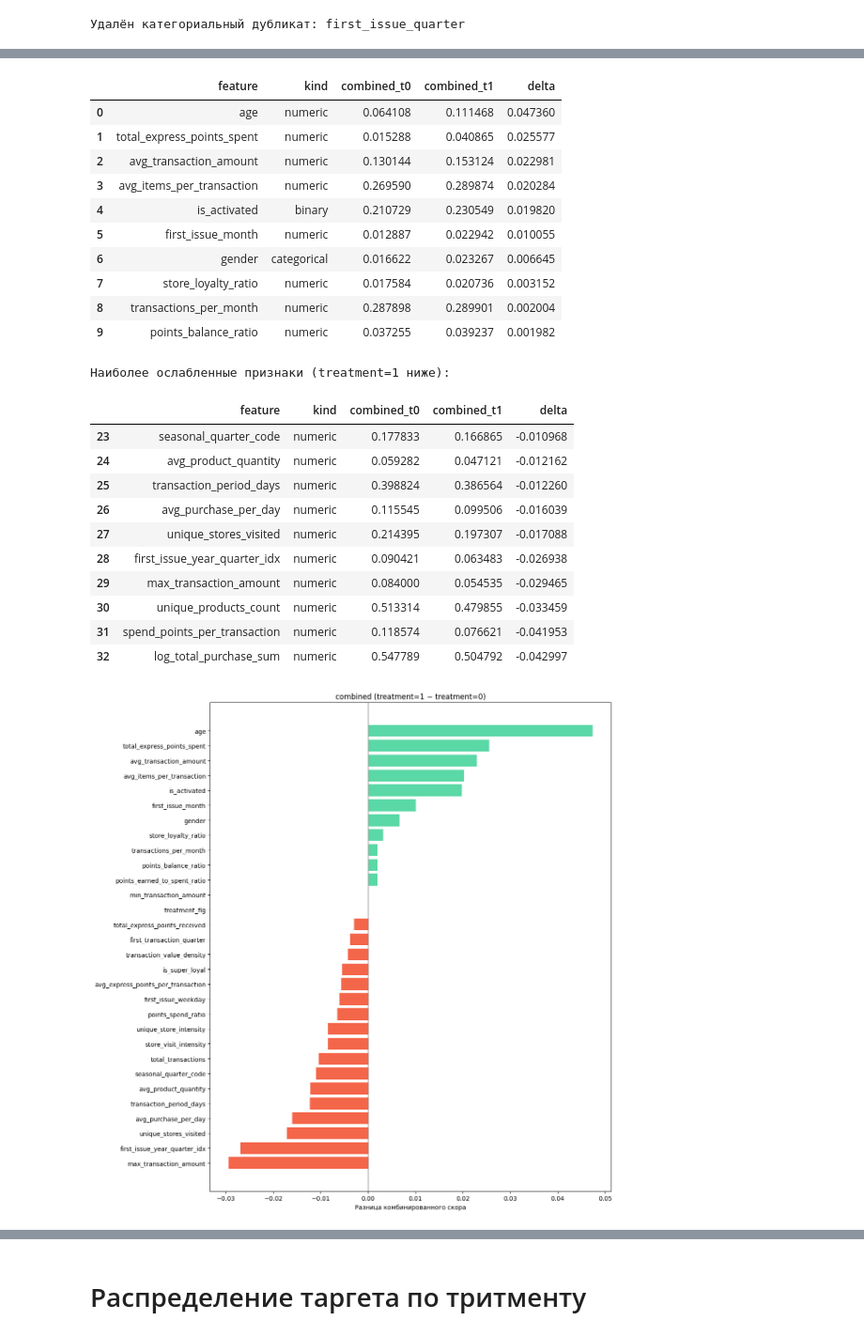
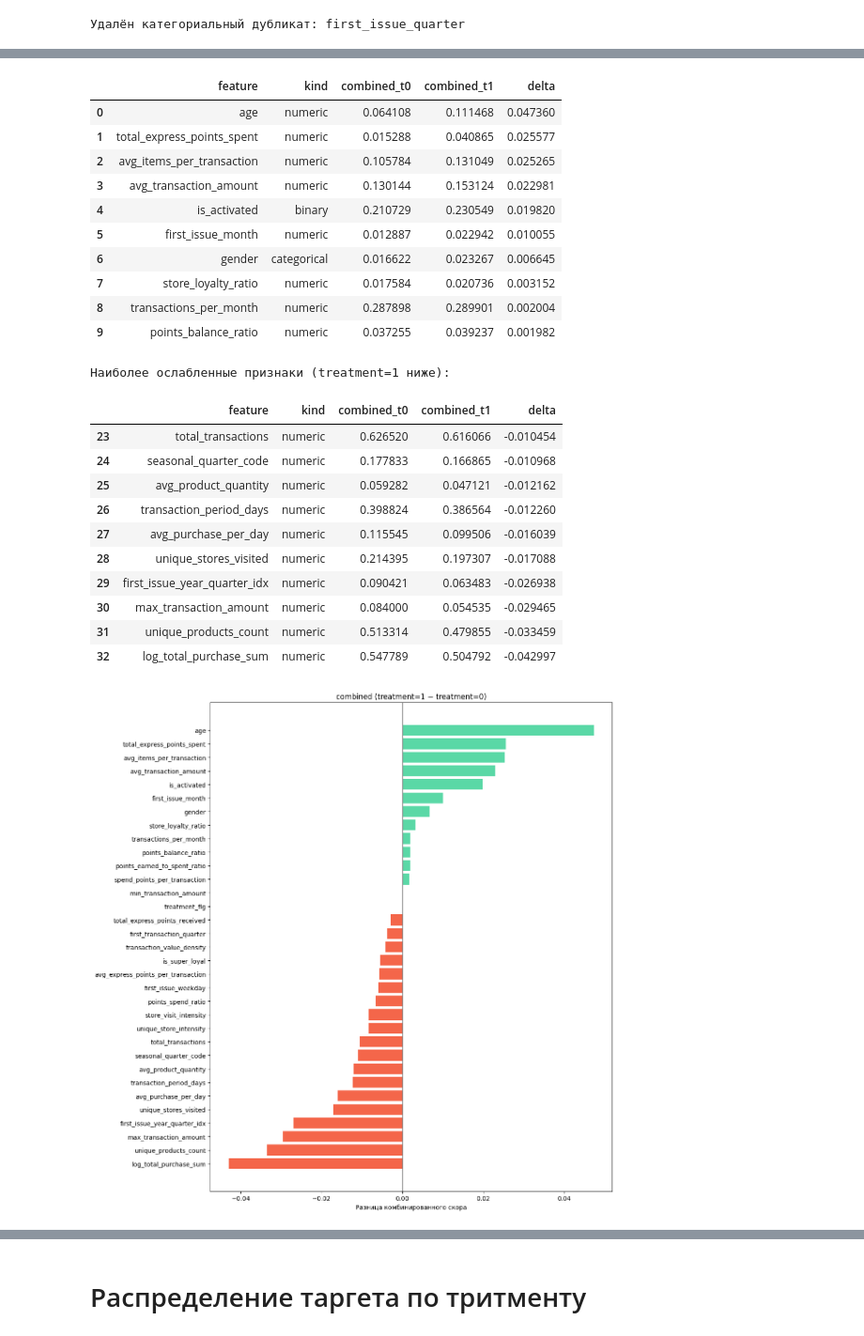
Before and after one commit to VShilovich/uplift-modeling-hse, a Jupyter notebook: EDA/eda.ipynb, the cells around one changed output, grey strips where cells are left out. Shown at 94% size. Saved outputs shown, nothing was run; the diff lists cells and outputs as text; code cells hidden in the pictures.

```diff
--- a/EDA/eda.ipynb
+++ b/EDA/eda.ipynb
@@ -486,18 +464,17 @@ def replace_age_with_quartile_mean(age):
     elif 100 < age <= 200:
         return mean_q4
     else:
-        # совсем дикие выбросы вроде -7000
+        # совсем большие выбросы вроде -7000 можно усреднить по всей выборке
         return valid_ages.mean()
 
 final_df_for_analysis['age'] = final_df_for_analysis['age'].apply(replace_age_with_quartile_mean)
 
-# Приводим пол к категориальному типу
+# Приводим пол к категориальному типу для последующего анализа
 final_df_for_analysis['gender'] = final_df_for_analysis['gender'].astype('category')
 
 # Бинарный флаг активации карты
 final_df_for_analysis['is_activated'] = np.where(
-    final_df_for_analysis['first_redeem_date'].notna(), 1, 0
-)
+    final_df_for_analysis['first_redeem_date'].notna(), 1, 0)
 
 # Удаляем все признаки, связанные с датами и редкими NaN
 cols_to_drop = [
@@ -507,8 +484,8 @@ cols_to_drop = [
     'last_transaction_date',
     'redeem_lag_days',
     'std_transaction_amount',
-    'most_frequent_hour',
-    'most_frequent_weekday',
+    'most_frequent_hour', # Слишком большой разброс
+    'most_frequent_weekday', # Аналогично большой разброс, опираемся на месяные показатели
     'most_frequent_store' # Уникальных магазинов слишком много для категориальной переменной
 
 ]
@@ -516,7 +493,7 @@ final_df_for_analysis.drop(columns=cols_to_drop, inplace=True, errors='ignore')
 
 print(f"Размер датафрейма после очистки: {final_df_for_analysis.shape}")
 print("Удалены признаки:", cols_to_drop)
-print("Добавлен признак: is_activated")
+print("Добавлен признак: 'is_activated'")
 print(f"Средние возраста по квартилям: Q1={mean_q1:.1f}, Q2={mean_q2:.1f}, Q3={mean_q3:.1f}, Q4={mean_q4:.1f}")
 # %% [output]
 Размер датафрейма после очистки: (200039, 35)
@@ -927,7 +899,6 @@ display(pairs_df)
 # %%
-if 'first_issue_quarter' in final_df_for_analysis.columns:
-    final_df_for_analysis.drop(columns=['first_issue_quarter'], inplace=True)
-    print("Удалён категориальный дубликат: first_issue_quarter")
+final_df_for_analysis.drop(columns=['first_issue_quarter'], inplace=True)
+print("Удалён категориальный дубликат: first_issue_quarter")
 # %% [output]
 Удалён категориальный дубликат: first_issue_quarter
 # %% [markdown]
@@ -967,10 +941,10 @@ from sklearn.metrics import roc_auc_score, matthews_corrcoef
 def feature_summary(df: pd.DataFrame, target: str, min_cat_freq: float = 0.005) -> pd.DataFrame:
     """
     Коротко:
-      - numeric: |Pearson r|, SMD (Cohen's d), AUC
-      - binary:  |phi| (Matthews), SMD, AUC
-      - categ:   eta^2 (через межгрупповую дисперсию), AUC по TR-encoding
-    Предполагается, что df предочищен от пропусков.
+      - numeric: Pearson, SMD, AUC
+      - binary:  phi, SMD, AUC
+      - categ:   eta^2 (через межгрупповую дисперсию), AUC
+    df предочищен от пропусков.
     """
     y = pd.to_numeric(df[target]).astype(int)
     out = []
@@ -988,7 +962,7 @@ def feature_summary(df: pd.DataFrame, target: str, min_cat_freq: float = 0.005)
         if kind == "numeric":
             x = pd.to_numeric(s).astype(float)
             r   = float(pd.Series(x).corr(y))
-            # SMD (Cohen's d) компактно:
+            # SMD
             x0, x1 = x[y == 0], x[y == 1]
             pooled = np.sqrt((x0.var(ddof=1) + x1.var(ddof=1)) / 2)
             smd = float((x1.mean() - x0.mean()) / pooled) if pooled > 0 else np.nan
@@ -1007,7 +981,7 @@ def feature_summary(df: pd.DataFrame, target: str, min_cat_freq: float = 0.005)
             sign = r
 
         else:
-            # редкие категории схлопываем
+            # редкие категории схлопываем (если есть)
             vc = s.value_counts(normalize=True)
             x = s.where(~s.isin(vc[vc < min_cat_freq].index), "RARE").astype(str)
             # eta^2: SS_between / SS_total
@@ -1017,7 +991,7 @@ def feature_summary(df: pd.DataFrame, target: str, min_cat_freq: float = 0.005)
             ss_between = ((means - mu) ** 2 * counts).sum()
             ss_total   = ((y - mu) ** 2).sum()
             eta2 = float(ss_between / ss_total) if ss_total > 0 else np.nan
-            # TR-encoding -> AUC
+            # AUC
             tr = y.groupby(x).mean()
             score = x.map(tr).astype(float)
             auc = float(roc_auc_score(y, score))
@@ -1025,13 +999,12 @@ def feature_summary(df: pd.DataFrame, target: str, min_cat_freq: float = 0.005)
             smd = np.nan
             sign = np.nan
 
-        # нормировки в [0,1]
+        # нормировки 0-1
         corr = abs(r) if np.isfinite(r) else (eta2 if np.isfinite(eta2) else np.nan)
         auc_n = abs(auc - 0.5) * 2.0 if np.isfinite(auc) else np.nan
         smd_n = min(abs(smd) / 0.8, 1.0) if np.isfinite(smd) else np.nan
         parts = [p for p in (corr, auc_n, smd_n) if np.isfinite(p)]
         combined = float(np.mean(parts)) if parts else np.nan
-
         out.append(dict(
             feature=col, kind=kind,
             score=corr, sign=sign,
@@ -1044,7 +1017,7 @@ def feature_summary(df: pd.DataFrame, target: str, min_cat_freq: float = 0.005)
             .sort_values("combined", ascending=False, na_position="last")
             .reset_index(drop=True))
 
-# 2) Минималистичные графики
+# 2) Графики
 def plot_ranked(summary: pd.DataFrame, by: str = "combined", top_k: int = 25, title: str | None = None):
     sub = summary.sort_values(by, ascending=False).head(top_k).iloc[::-1]
     colors = sub["kind"].map({"numeric": "#5B8FF9", "binary": "#5AD8A6", "categorical": "#F6BD16"}).fillna("#BFBFBF")
@@ -1071,7 +1044,7 @@ def plot_bubble(summary: pd.DataFrame, title: str = "AUC vs SMD (норм.) —
     sub["smd_norm"] = sub["smd_norm"].fillna(0.0)
     colors = sub["kind"].map({"numeric": "#5B8FF9", "binary": "#5AD8A6", "categorical": "#F6BD16"}).fillna("#BFBFBF")
 
-    # фиксированный размер, если не нужен 'eff_n'
+    # фиксированный размер для пузырьков (чтобы минимальные было все равно видно)
     size = 160
 
     plt.figure(figsize=(11, 7))
@@ -1208,44 +1178,44 @@ print("Наиболее усилившиеся признаки (treatment=1 в
 display(compare.head(10))
 
 print("Наиболее ослабленные признаки (treatment=1 ниже):")
 display(compare.tail(10))
 
 
 plt.figure(figsize=(12, max(5, 0.4*len(compare.head(30)))))
-sub = compare.head(30).iloc[::-1]
+sub = compare.iloc[::-1]
 
 colors = np.where(sub["delta"] > 0, "#5AD8A6", "#F4664A")
 
 plt.barh(sub["feature"], sub["delta"], color=colors)
 plt.axvline(0, color="gray", lw=1)
 plt.title("combined (treatment=1 − treatment=0)")
 plt.xlabel("Разница комбинированного скора")
 plt.tight_layout()
 plt.show()
 # %% [output]
 Наиболее усилившиеся признаки (treatment=1 выше):
 |  | feature | kind | combined_t0 | combined_t1 | delta |
 | 0 | age | numeric | 0.064108 | 0.111468 | 0.047360 |
 | 1 | total_express_points_spent | numeric | 0.015288 | 0.040865 | 0.025577 |
-| 2 | avg_transaction_amount | numeric | 0.130144 | 0.153124 | 0.022981 |
-| 3 | avg_items_per_transaction | numeric | 0.269590 | 0.289874 | 0.020284 |
+| 2 | avg_items_per_transaction | numeric | 0.105784 | 0.131049 | 0.025265 |
+| 3 | avg_transaction_amount | numeric | 0.130144 | 0.153124 | 0.022981 |
 | 4 | is_activated | binary | 0.210729 | 0.230549 | 0.019820 |
 | 5 | first_issue_month | numeric | 0.012887 | 0.022942 | 0.010055 |
 | 6 | gender | categorical | 0.016622 | 0.023267 | 0.006645 |
 | 7 | store_loyalty_ratio | numeric | 0.017584 | 0.020736 | 0.003152 |
 | 8 | transactions_per_month | numeric | 0.287898 | 0.289901 | 0.002004 |
 | 9 | points_balance_ratio | numeric | 0.037255 | 0.039237 | 0.001982 |
 Наиболее ослабленные признаки (treatment=1 ниже):
 |  | feature | kind | combined_t0 | combined_t1 | delta |
-| 23 | seasonal_quarter_code | numeric | 0.177833 | 0.166865 | -0.010968 |
-| 24 | avg_product_quantity | numeric | 0.059282 | 0.047121 | -0.012162 |
-| 25 | transaction_period_days | numeric | 0.398824 | 0.386564 | -0.012260 |
-| 26 | avg_purchase_per_day | numeric | 0.115545 | 0.099506 | -0.016039 |
-| 27 | unique_stores_visited | numeric | 0.214395 | 0.197307 | -0.017088 |
-| 28 | first_issue_year_quarter_idx | numeric | 0.090421 | 0.063483 | -0.026938 |
-| 29 | max_transaction_amount | numeric | 0.084000 | 0.054535 | -0.029465 |
-| 30 | unique_products_count | numeric | 0.513314 | 0.479855 | -0.033459 |
-| 31 | spend_points_per_transaction | numeric | 0.118574 | 0.076621 | -0.041953 |
+| 23 | total_transactions | numeric | 0.626520 | 0.616066 | -0.010454 |
+| 24 | seasonal_quarter_code | numeric | 0.177833 | 0.166865 | -0.010968 |
+| 25 | avg_product_quantity | numeric | 0.059282 | 0.047121 | -0.012162 |
+| 26 | transaction_period_days | numeric | 0.398824 | 0.386564 | -0.012260 |
+| 27 | avg_purchase_per_day | numeric | 0.115545 | 0.099506 | -0.016039 |
+| 28 | unique_stores_visited | numeric | 0.214395 | 0.197307 | -0.017088 |
+| 29 | first_issue_year_quarter_idx | numeric | 0.090421 | 0.063483 | -0.026938 |
+| 30 | max_transaction_amount | numeric | 0.084000 | 0.054535 | -0.029465 |
+| 31 | unique_products_count | numeric | 0.513314 | 0.479855 | -0.033459 |
 | 32 | log_total_purchase_sum | numeric | 0.547789 | 0.504792 | -0.042997 |
-[figure, old version]
+[figure, new version]
 # %% [markdown]
```
Also changed, not shown: parts of 58 cells of this notebook.
